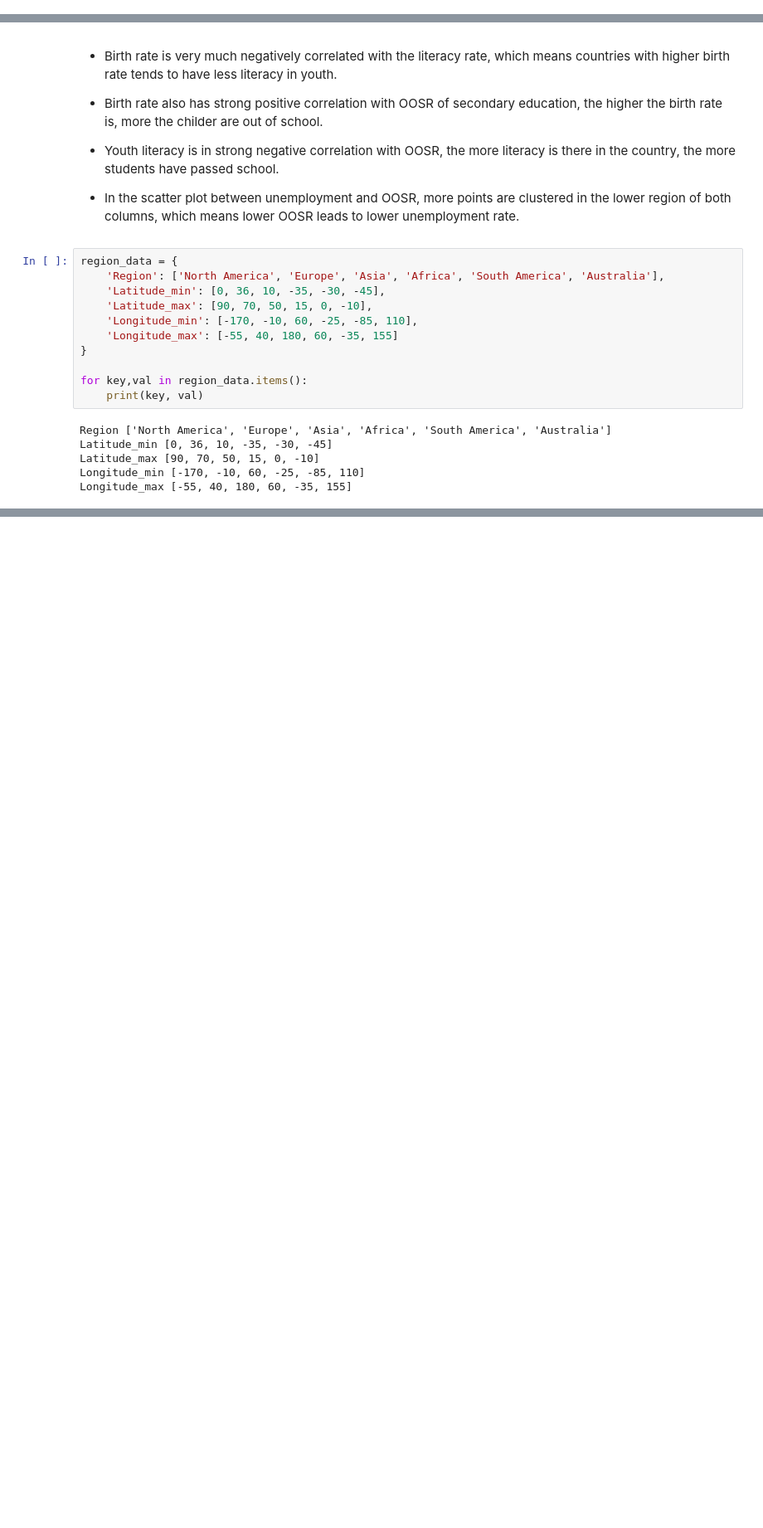
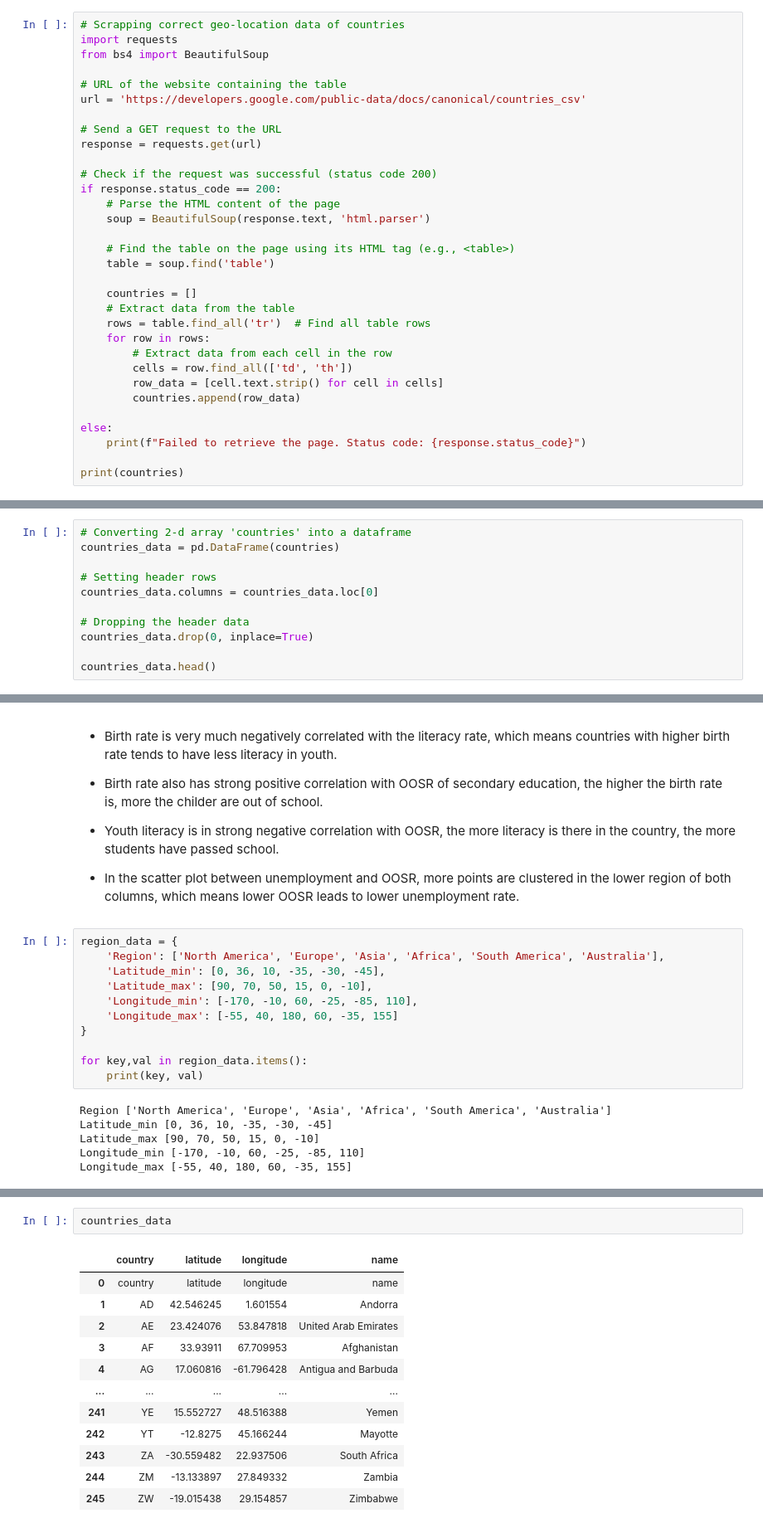
Before and after one commit to ali-bin-kashif/world-educational-dataset-analysis, a Jupyter notebook: world-education-data-analysis.ipynb, the cells around one changed output, grey strips where cells are left out. Shown: that part at 83% size. Saved outputs shown, nothing was run; the diff lists cells and outputs as text; blank space fills up the shorter version.

```diff
--- a/world-education-data-analysis.ipynb
+++ b/world-education-data-analysis.ipynb
@@ -305,0 +328,32 @@ Index: []
+# %%
+# Scrapping correct geo-location data of countries
+import requests
+from bs4 import BeautifulSoup
+
+# URL of the website containing the table
+url = 'https://developers.google.com/public-data/docs/canonical/countries_csv'
+
+# Send a GET request to the URL
+response = requests.get(url)
+
+# Check if the request was successful (status code 200)
+if response.status_code == 200:
+    # Parse the HTML content of the page
+    soup = BeautifulSoup(response.text, 'html.parser')
+
+    # Find the table on the page using its HTML tag (e.g., <table>)
+    table = soup.find('table')
+
+    countries = []
+    # Extract data from the table
+    rows = table.find_all('tr')  # Find all table rows
+    for row in rows:
+        # Extract data from each cell in the row
+        cells = row.find_all(['td', 'th'])
+        row_data = [cell.text.strip() for cell in cells]
+        countries.append(row_data)
+
+else:
+    print(f"Failed to retrieve the page. Status code: {response.status_code}")
+
+print(countries)
@@ -305,0 +362,11 @@ Index: []
+# %%
+# Converting 2-d array 'countries' into a dataframe
+countries_data = pd.DataFrame(countries)
+
+# Setting header rows
+countries_data.columns = countries_data.loc[0]
+
+# Dropping the header data
+countries_data.drop(0, inplace=True)
+
+countries_data.head()
@@ -442,0 +504,15 @@ Zimbabwe 200
+# %%
+countries_data
+# %% [output]
+|  | country | latitude | longitude | name |
+| 0 | country | latitude | longitude | name |
+| 1 | AD | 42.546245 | 1.601554 | Andorra |
+| 2 | AE | 23.424076 | 53.847818 | United Arab Emirates |
+| 3 | AF | 33.93911 | 67.709953 | Afghanistan |
+| 4 | AG | 17.060816 | -61.796428 | Antigua and Barbuda |
+| ... | ... | ... | ... | ... |
+| 241 | YE | 15.552727 | 48.516388 | Yemen |
+| 242 | YT | -12.8275 | 45.166244 | Mayotte |
+| 243 | ZA | -30.559482 | 22.937506 | South Africa |
+| 244 | ZM | -13.133897 | 27.849332 | Zambia |
+| 245 | ZW | -19.015438 | 29.154857 | Zimbabwe |
```
Also changed, not shown: parts of 14 cells of this notebook.
